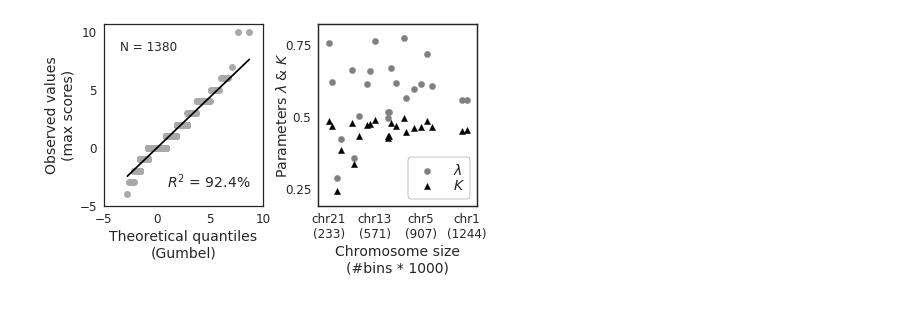
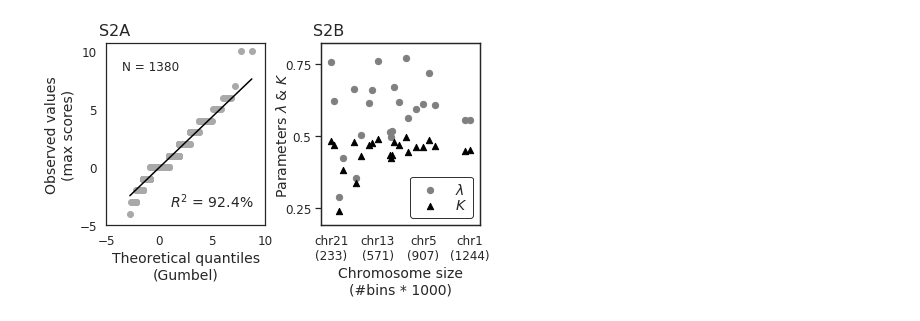
Before and after one commit to ptrebert/project-diff-chromatin-state, a Jupyter notebook: notebooks/plotting/active/plot_gumbel-fit_ka-params.ipynb, the cells around one changed output. Cells and saved outputs as stored; diff of their text form; code cells hidden in the pictures.

Commit message:
updated plotting notebooks (thesis version)

```diff
--- a/notebooks/plotting/active/plot_gumbel-fit_ka-params.ipynb
+++ b/notebooks/plotting/active/plot_gumbel-fit_ka-params.ipynb
@@ -29,7 +29,7 @@ date = '20181004'
 run_plot_gumbel_fit = True
 
 save_figures = True
-diss_version = True
+diss_version = False
 
 sns.set(style='white',
         font_scale=1.5,
@@ -52,7 +52,7 @@ cache_dir = os.path.join(fhgfs_base, 'caching/notebooks')
 
 dataset_root = os.path.join(fhgfs_base, 'sciddo', 'deep')
 
-base_out = '/TL/deep-external01/nobackup/pebert/cloudshare/mpiinf/phd/chapter_projects/statediff'
+base_out = '/TL/epigenetics2/work/pebert/cloud/mpiinf/phd/chapter_projects/statediff'
 
 fig_supp = os.path.join(base_out, 'figures', 'pub', 'supp')
 fig_main = os.path.join(base_out, 'figures', 'pub', 'main')
@@ -230,33 +230,33 @@ def plot_hsp_gumbel_fit():
         for k in hdf.keys():
             if k.startswith('/block_max'):
                 if seg in k and score in k:
                     if 'Liver_vs_Blood' in k:
                         continue
                     left_collect.append(hdf[k])
         left_panel = pd.concat(left_collect, axis=0, ignore_index=True)
         right_panel.drop(['genome'], axis=0, inplace=True)
-        fk = '2'
+        fk = 'S2'
 
         fig, exart = make_diag_plot(left_panel, right_panel, fk, diss_version)
 
         if save_figures:
             outname = 'fig_{}_gumbelfit_kaparams_{}_{}'.format(fk, seg, score)
             if diss_version:
                 outfolder = fig_diss
             else:
-                outfolder = fig_main
+                outfolder = fig_supp
 
             out_pdf = os.path.join(outfolder, outname + '.pdf')
             fig.savefig(out_pdf, bbox_inches='tight', extra_artists=exart)
 
             if not diss_version:
                 out_png = os.path.join(outfolder, outname + '.png')
                 fig.savefig(out_png, bbox_inches='tight', extra_artists=exart, dpi=resolution[res])
 
     return 0
 
 
 if run_plot_gumbel_fit:
     plot_hsp_gumbel_fit()
 # %% [output]
-[figure, old version]
+[figure, new version]
```
Also changed, not shown: 12 other files.
